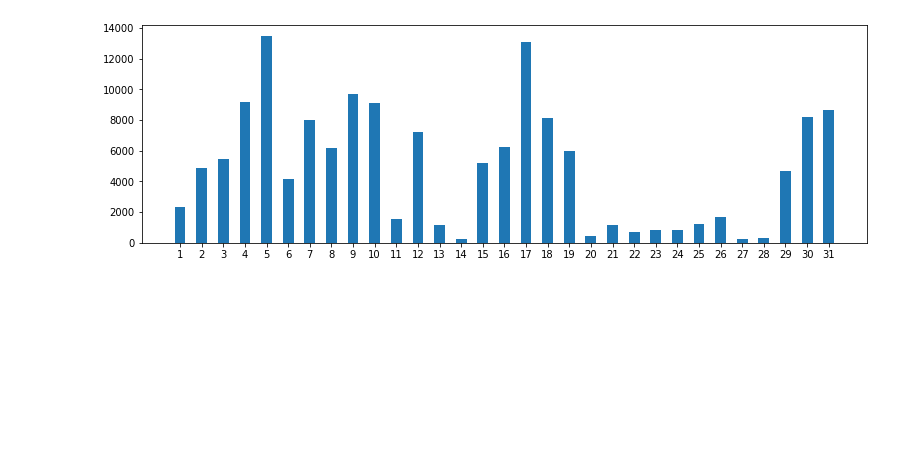
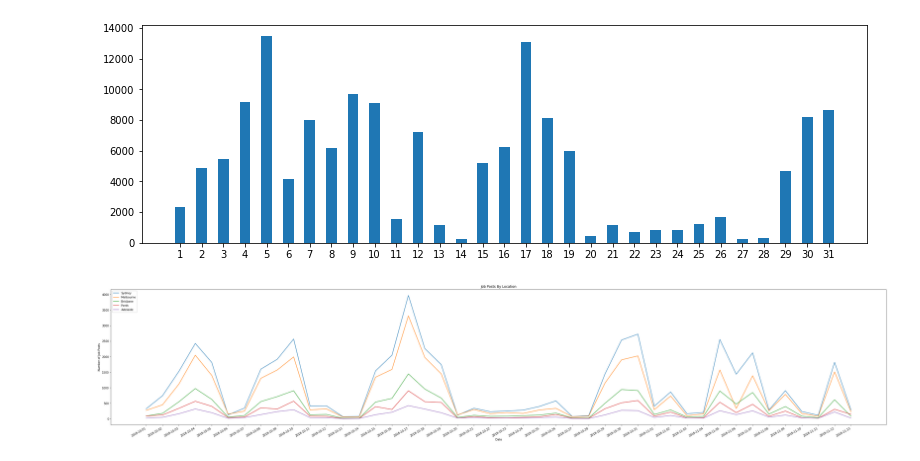
Before and after one commit to Chrissmith1991/bigdata2, a Jupyter notebook: source/workbook.ipynb, the cells around one changed output. Drawn from its saved outputs; the diff is of its cells as text; code cells hidden in the pictures; blank space fills up the shorter version.

```diff
--- a/source/workbook.ipynb
+++ b/source/workbook.ipynb
@@ -132,0 +131,49 @@ plt.bar(range(len(sorted_month_date)), sorted_month_date.values(),tick_label=mon
+# %%
+#Visualise trending of the job postings for the big cities.
+
+dates = df['Date'].unique()
+dates.sort()
+
+
+sydney = df[(df['Location'] == 'Sydney')]
+sydneyPostings = []
+
+melbourne = df[(df['Location'] == 'Melbourne')]
+melbournePostings = []
+
+brisbane = df[(df['Location'] == 'Brisbane')]
+brisbanePostings = []
+
+perth = df[(df['Location'] == 'Perth')]
+perthPostings = []
+
+adelaide = df[(df['Location'] == 'Adelaide')]
+adelaidePostings = []
+
+for day in dates:
+    sydneyPostings.append(len(sydney[(sydney['Date'] == day)]))
+    melbournePostings.append(len(melbourne[(melbourne['Date'] == day)]))
+    brisbanePostings.append(len(brisbane[(brisbane['Date'] == day)]))
+    perthPostings.append(len(perth[(perth['Date'] == day)]))
+    adelaidePostings.append(len(adelaide[(adelaide['Date'] == day)]))
+
+
+
+plt.figure(figsize=(50, 10))
+
+plt.plot(dates, sydneyPostings,label="Sydney")
+plt.plot(dates, melbournePostings,label="Melbourne")
+plt.plot(dates, brisbanePostings,label="Brisbane")
+plt.plot(dates, perthPostings,label="Perth")
+plt.plot(dates, adelaidePostings,label="Adelaide")
+
+plt.title('Job Posts By Location')
+plt.xlabel('Date')
+plt.ylabel('Number of Job Posts')
+plt.legend(loc='upper left')
+plt.gcf().autofmt_xdate()
+plt.savefig("sample.jpg", dpi=1200)
+
+plt.show()
+# %% [output]
+[figure, added]
```
Also changed, not shown: parts of 2 cells of this notebook.
